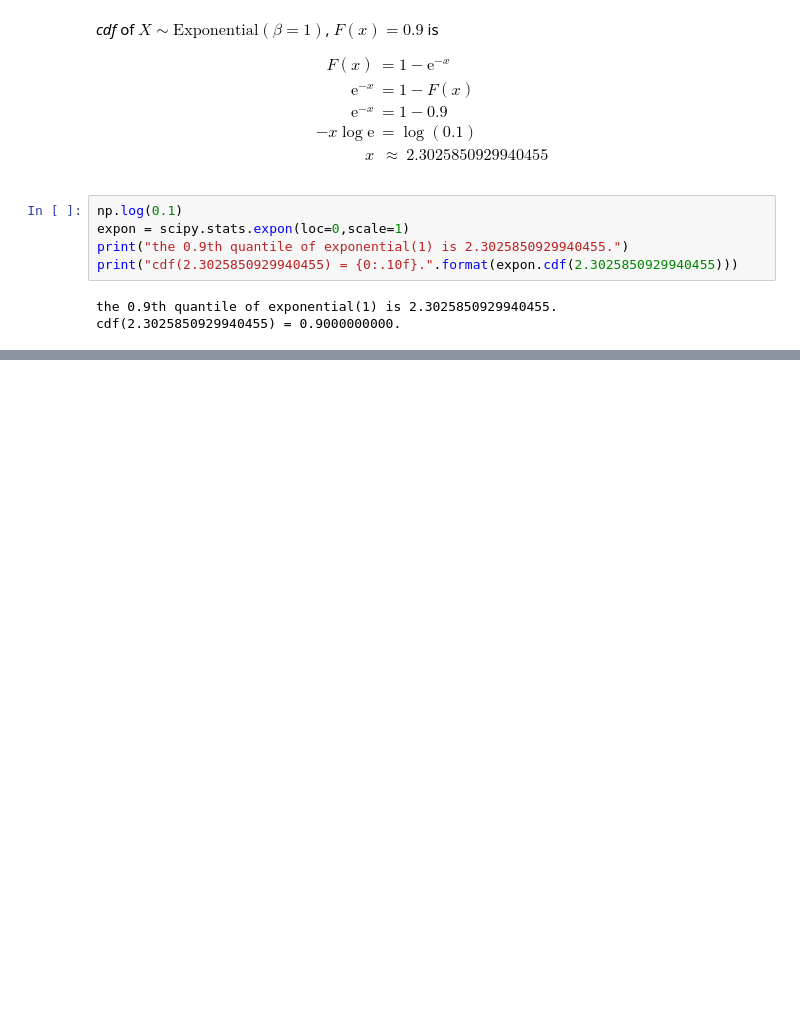
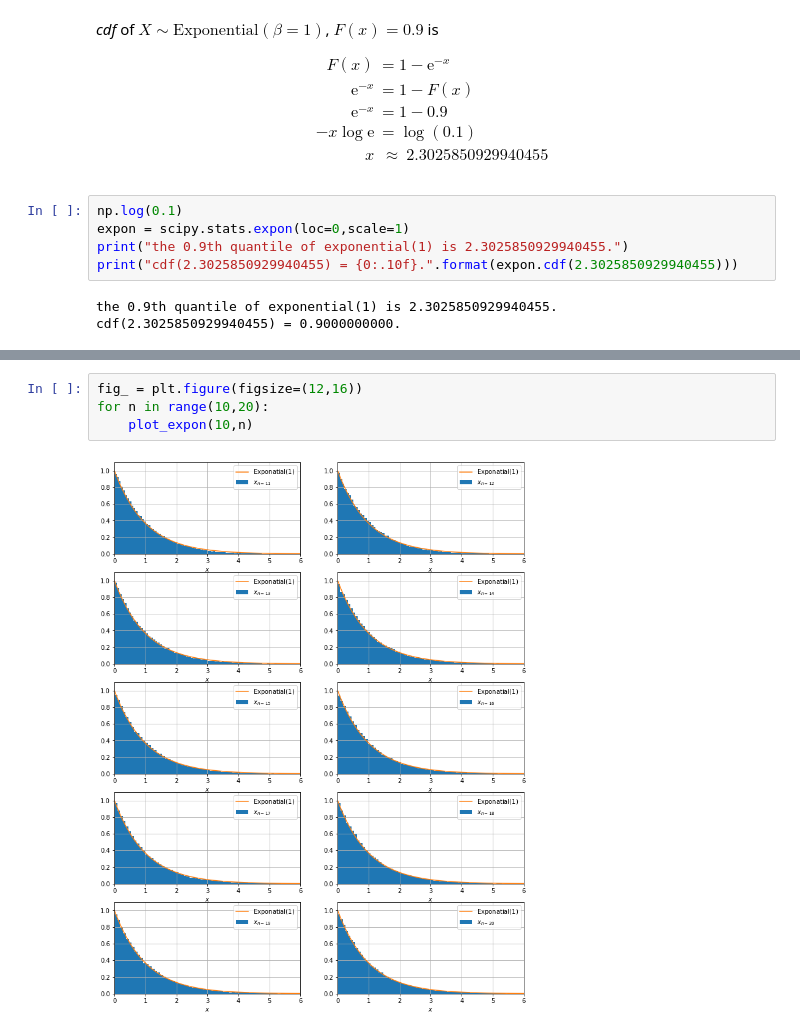
Before and after one commit to indiaki1o/ISI2, a Jupyter notebook: EX3/EX03.ipynb, the cells around one changed output, grey strips where cells are left out. Saved outputs shown, nothing was run; the diff lists cells and outputs as text; blank space fills up the shorter version.

```diff
--- a/EX3/EX03.ipynb
+++ b/EX3/EX03.ipynb
@@ -476,0 +528,6 @@ cdf(2.3025850929940455) = 0.9000000000.
+# %%
+fig_ = plt.figure(figsize=(12,16))
+for n in range(10,20):
+    plot_expon(10,n)
+# %% [output]
+[figure, added]
```
Also changed, not shown: parts of 10 cells of this notebook.
